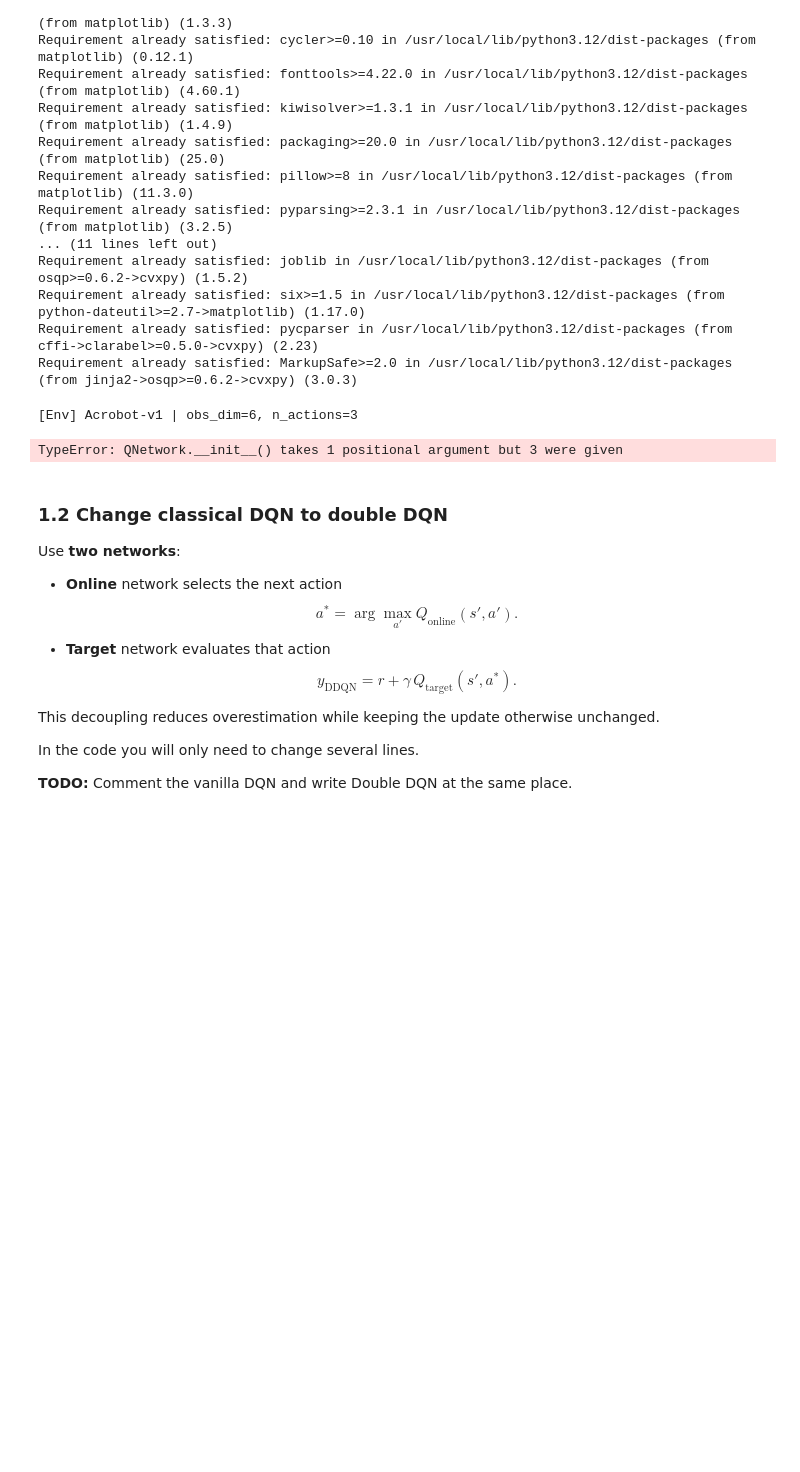
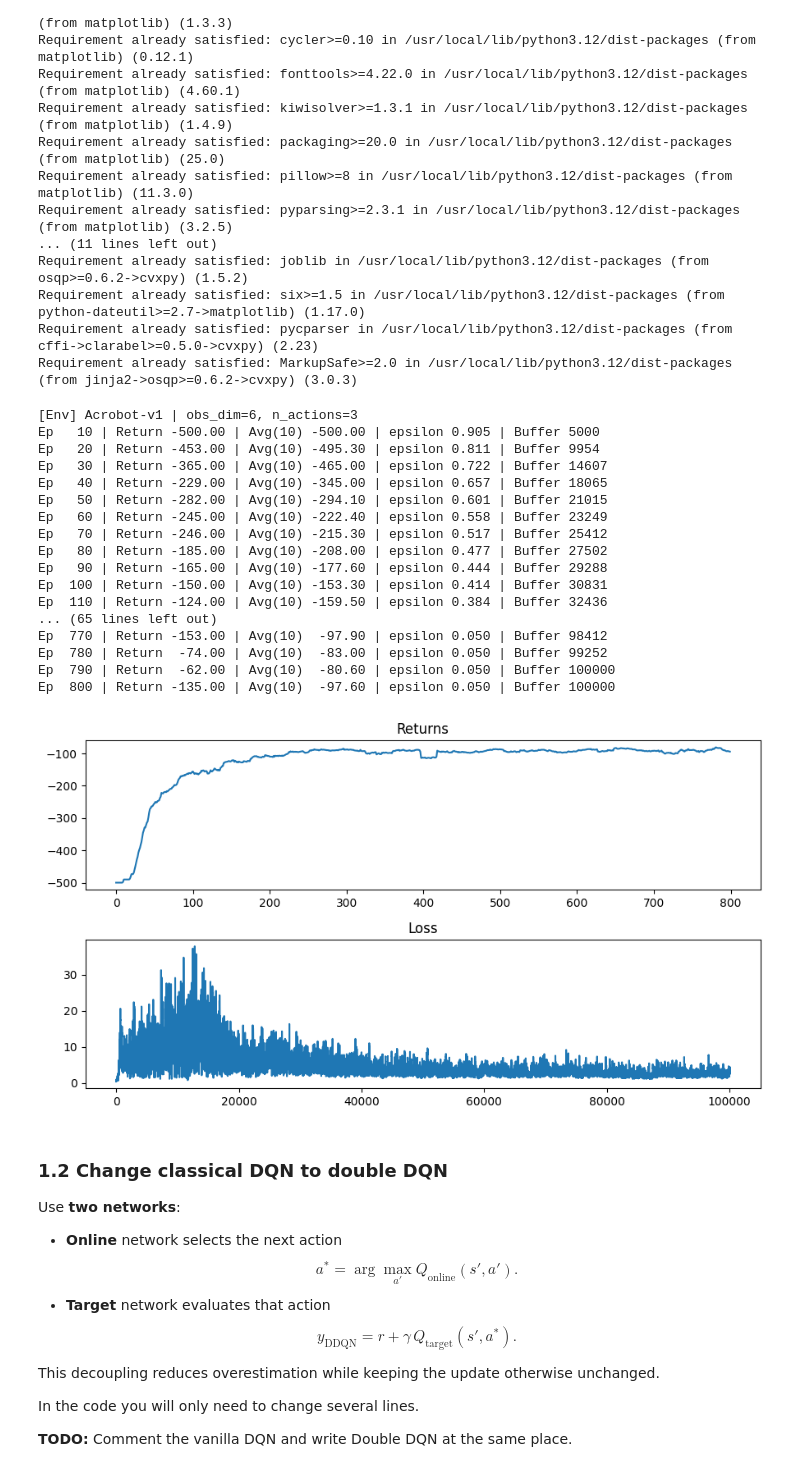
Before and after one commit to SherlockZhang666/2025-ES-AM-158-PSET, a Jupyter notebook: PSET3/pset3.ipynb, the cells around one changed output. Drawn from its saved outputs; the diff is of its cells as text; code cells hidden in the pictures; blank space fills up the shorter version.

```diff
--- a/PSET3/pset3.ipynb
+++ b/PSET3/pset3.ipynb
@@ -98,7 +97,6 @@ Requirement already satisfied: six>=1.5 in /usr/local/lib/python3.12/dist-packag
 Requirement already satisfied: pycparser in /usr/local/lib/python3.12/dist-packages (from cffi->clarabel>=0.5.0->cvxpy) (2.23)
 Requirement already satisfied: MarkupSafe>=2.0 in /usr/local/lib/python3.12/dist-packages (from jinja2->osqp>=0.6.2->cvxpy) (3.0.3)
 # %%
-
 import os, random
 import gymnasium as gym
 import numpy as np
@@ -159,7 +157,7 @@ env = TWrapper(env)
 class QNetwork(nn.Module):
     #########################################
     #TODO 1.1: Implement a simple MLP (three layers): in->128->128->out
-    def _init__(self, in_dim, out_dim, hidden_dim=128):
+    def __init__(self, in_dim, out_dim, hidden_dim=128):
       super().__init__()
       self.net = nn.Sequential(
           nn.Linear(in_dim, hidden_dim),
@@ -168,6 +166,9 @@ class QNetwork(nn.Module):
           nn.ReLU(),
           nn.Linear(hidden_dim, out_dim)
       )
+
+    def forward(self, x):
+        return self.net(x)
 
     #########################################
 
@@ -194,13 +195,16 @@ class ReplayBuffer:
 
     def sample(self, batch_size):
       batch = random.sample(self.mem, batch_size)
-      states, actions, rewards, next_state, dones = zip(*batch)
+      states, actions, rewards, next_states, dones = zip(*batch)
       states = torch.stack(states).float()
       next_states = torch.stack(next_states).float()
       actions = torch.tensor(actions, dtype=torch.long).unsqueeze(1)
       rewards = torch.tensor(rewards, dtype=torch.float32).unsqueeze(1)
       dones = torch.tensor(dones, dtype=torch.bool).unsqueeze(1)
       return states, actions, rewards, next_states, dones
+
+    def __len__(self):
+      return len(self.mem)
     #########################################
 
 buffer = ReplayBuffer()
@@ -237,7 +241,7 @@ def train():
           buffer.push(state.squeeze(0), int(action.item()), float(reward.item()), next_state.squeeze(0), bool(done.item()))
           ep_ret+=reward.item()
           state=next_state
-          globla_steps+=1
+          global_steps+=1
 
           if global_steps>START_TRAINING_AFTER and len(buffer)>=BATCH_SIZE:
             states_b, actions_b, rewards_b, next_states_b, dones_b = buffer.sample(BATCH_SIZE)
@@ -248,7 +252,7 @@ def train():
             with torch.no_grad():
               next_q_target=tgt_net(next_states_b)
               max_net_q,_=torch.max(next_q_target, dim=1, keepdim=True)
-              targets=rewards_b+GAMMA*(1-dones_b)*max_net_q
+              targets=rewards_b+GAMMA*(~dones_b)*max_net_q
 
         #########################################
         #########################################
@@ -256,11 +260,11 @@ def train():
 
             # with torch.no_grad():
             #   next_q_online=tgt_net(next_states_b)
-            #   next_actions=torch.argmax(next_q_online, dim=1, keep_dim=True)
+            #   next_actions=torch.argmax(next_q_online, dim=1, keepdim=True)
             #   next_q_target=tgt_net(next_states_b)
             #   next_q=next_q_target.gather(1, next_actions)
 
-            #   targets = rewards_b + GAMMA * (1 - dones_b) * next_q
+            #   targets = rewards_b + GAMMA * (~dones_b) * next_q
 
             loss = F.mse_loss(q_sa, targets)
             optim.zero_grad()
@@ -275,34 +279,50 @@ def train():
 
         returns_hist.append(ep_ret)
         if ep % PRINT_EVERY_EPISODES == 0:
           average_return = np.mean(returns_hist[-PRINT_EVERY_EPISODES:])
           print(f"Ep {ep:4d} | Return {ep_ret:7.2f} | "
                 f"Avg({PRINT_EVERY_EPISODES}) {average_return:7.2f} | "
                 f"epsilon {eps:5.3f} | Buffer {len(buffer)}")
         #########################################
 
     plot_stats({"Returns": returns_hist, "Loss": loss_hist})
 
 # ------------------- plotting -------------------
 def _smooth(x, w=21):
     if len(x) < w: return x
     k = w // 2
     return [np.mean(x[max(0, i-k):min(len(x), i+k+1)]) for i in range(len(x))]
 
 def plot_stats(stats: dict, win: int = 21):
     fig, axs = plt.subplots(len(stats), 1, figsize=(9, 5), tight_layout=True)
     if len(stats) == 1: axs = [axs]
     for ax, (k, v) in zip(axs, stats.items()):
         ax.plot(_smooth(v, win))
         ax.set_title(k)
     plt.show()
     plt.close()
 
 train()
 env.close()
 # %% [output]
 [Env] Acrobot-v1 | obs_dim=6, n_actions=3
+Ep   10 | Return -500.00 | Avg(10) -500.00 | epsilon 0.905 | Buffer 5000
+Ep   20 | Return -453.00 | Avg(10) -495.30 | epsilon 0.811 | Buffer 9954
+Ep   30 | Return -365.00 | Avg(10) -465.00 | epsilon 0.722 | Buffer 14607
+Ep   40 | Return -229.00 | Avg(10) -345.00 | epsilon 0.657 | Buffer 18065
+Ep   50 | Return -282.00 | Avg(10) -294.10 | epsilon 0.601 | Buffer 21015
+Ep   60 | Return -245.00 | Avg(10) -222.40 | epsilon 0.558 | Buffer 23249
+Ep   70 | Return -246.00 | Avg(10) -215.30 | epsilon 0.517 | Buffer 25412
+Ep   80 | Return -185.00 | Avg(10) -208.00 | epsilon 0.477 | Buffer 27502
+Ep   90 | Return -165.00 | Avg(10) -177.60 | epsilon 0.444 | Buffer 29288
+Ep  100 | Return -150.00 | Avg(10) -153.30 | epsilon 0.414 | Buffer 30831
+Ep  110 | Return -124.00 | Avg(10) -159.50 | epsilon 0.384 | Buffer 32436
+... (65 lines left out)
+Ep  770 | Return -153.00 | Avg(10)  -97.90 | epsilon 0.050 | Buffer 98412
+Ep  780 | Return  -74.00 | Avg(10)  -83.00 | epsilon 0.050 | Buffer 99252
+Ep  790 | Return  -62.00 | Avg(10)  -80.60 | epsilon 0.050 | Buffer 100000
+Ep  800 | Return -135.00 | Avg(10)  -97.60 | epsilon 0.050 | Buffer 100000
-TypeError: QNetwork.__init__() takes 1 positional argument but 3 were given
+[figure, added]
 # %% [markdown]
 ### 1.2 Change classical DQN to double DQN
 
```
Also changed, not shown: parts of 2 cells of this notebook.
